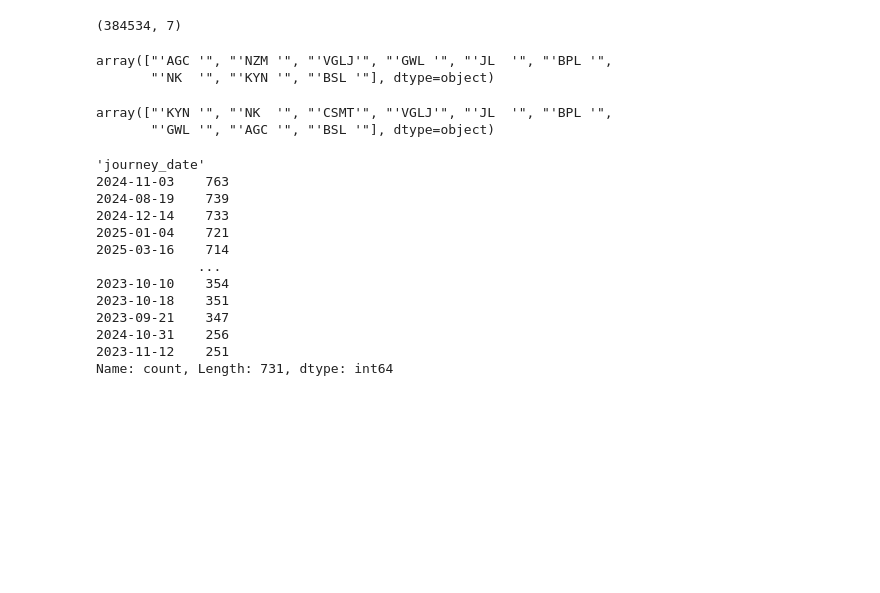
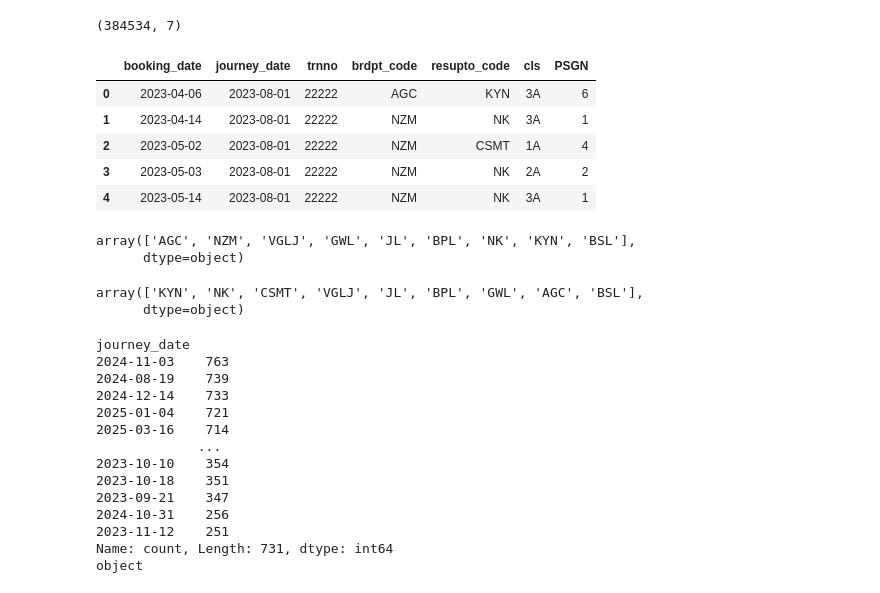
Before and after one commit to yashu1819/DPonTrain, a Jupyter notebook: Analysis/T22222.ipynb, the cells around one changed output. Saved outputs shown, nothing was run; the diff lists cells and outputs as text; code cells hidden in the pictures; blank space fills up the shorter version.

```diff
--- a/Analysis/T22222.ipynb
+++ b/Analysis/T22222.ipynb
@@ -14,20 +14,36 @@ df.head()
 df.shape
 # %% [output]
 (384534, 7)
+# %%
+df.columns = df.columns.str.strip().str.strip("'")
+cols_to_clean = ['brdpt_code', 'resupto_code', 'cls', 'trnno']
+for col in cols_to_clean:
+    df[col] = df[col].str.strip().str.strip("'")
+    df[col] = df[col].str.strip()
+
+df.head()
+# %% [output]
+|  | booking_date | journey_date | trnno | brdpt_code | resupto_code | cls | PSGN |
+| 0 | 2023-04-06 | 2023-08-01 | 22222 | AGC | KYN | 3A | 6 |
+| 1 | 2023-04-14 | 2023-08-01 | 22222 | NZM | NK | 3A | 1 |
+| 2 | 2023-05-02 | 2023-08-01 | 22222 | NZM | CSMT | 1A | 4 |
+| 3 | 2023-05-03 | 2023-08-01 | 22222 | NZM | NK | 2A | 2 |
+| 4 | 2023-05-14 | 2023-08-01 | 22222 | NZM | NK | 3A | 1 |
 # %%
-(df["'brdpt_code'"].unique())
+(df["brdpt_code"].unique())
 # %% [output]
-array(["'AGC '", "'NZM '", "'VGLJ'", "'GWL '", "'JL  '", "'BPL '",
-       "'NK  '", "'KYN '", "'BSL '"], dtype=object)
+array(['AGC', 'NZM', 'VGLJ', 'GWL', 'JL', 'BPL', 'NK', 'KYN', 'BSL'],
+      dtype=object)
 # %%
-df["'resupto_code'"].unique()
+df["resupto_code"].unique()
 # %% [output]
-array(["'KYN '", "'NK  '", "'CSMT'", "'VGLJ'", "'JL  '", "'BPL '",
-       "'GWL '", "'AGC '", "'BSL '"], dtype=object)
+array(['KYN', 'NK', 'CSMT', 'VGLJ', 'JL', 'BPL', 'GWL', 'AGC', 'BSL'],
+      dtype=object)
 # %%
-df["'journey_date'"].value_counts()
+print(df["journey_date"].value_counts())
+print(df['journey_date'].dtype)
 # %% [output]
-'journey_date'
+journey_date
 2024-11-03    763
 2024-08-19    739
 2024-12-14    733
@@ -40,3 +56,4 @@ df["'journey_date'"].value_counts()
 2024-10-31    256
 2023-11-12    251
 Name: count, Length: 731, dtype: int64
+object
```
Also changed, not shown: parts of 5 cells of this notebook.
